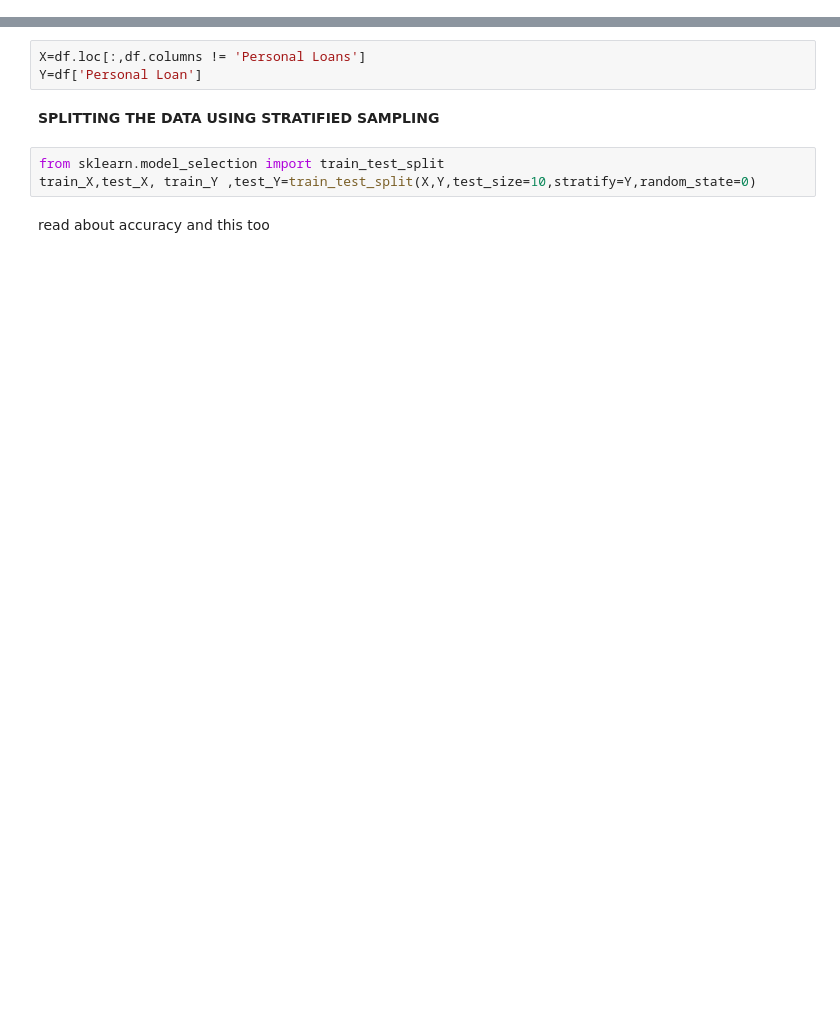
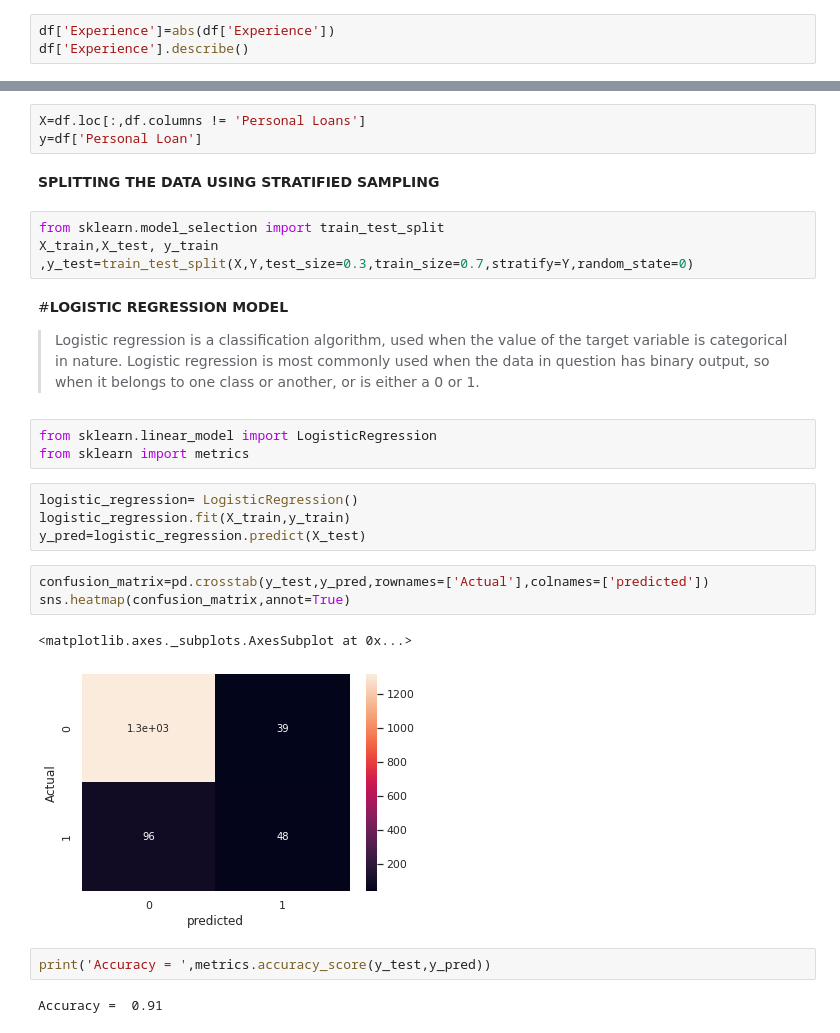
Before and after one commit to savika10/ML--classification, a Jupyter notebook: Marketing_campaign_for_Banking_products.ipynb, the cells around one changed output, grey strips where cells are left out. Saved outputs shown, nothing was run; the diff lists cells and outputs as text; blank space fills up the shorter version.

```diff
--- a/Marketing_campaign_for_Banking_products.ipynb
+++ b/Marketing_campaign_for_Banking_products.ipynb
@@ -391,0 +392,3 @@ We noticed that **Income** have high correlation, which is not good, hence outli
+# %%
+df['Experience']=abs(df['Experience'])
+df['Experience'].describe()
@@ -425,10 +423,30 @@ Name: Mortgage, dtype: int64
 # %%
 X=df.loc[:,df.columns != 'Personal Loans']
-Y=df['Personal Loan']
+y=df['Personal Loan']
 # %% [markdown]
 **SPLITTING THE DATA USING STRATIFIED SAMPLING**
 # %%
 from sklearn.model_selection import train_test_split
-train_X,test_X, train_Y ,test_Y=train_test_split(X,Y,test_size=10,stratify=Y,random_state=0)
+X_train,X_test, y_train ,y_test=train_test_split(X,Y,test_size=0.3,train_size=0.7,stratify=Y,random_state=0)
-# %% [markdown]
-read about accuracy and this too
+# %% [markdown]
+#**LOGISTIC REGRESSION MODEL**
+
+
+> Logistic regression is a classification algorithm, used when the value of the target variable is categorical in nature. Logistic regression is most commonly used when the data in question has binary output, so when it belongs to one class or another, or is either a 0 or 1.
+# %%
+from sklearn.linear_model import LogisticRegression
+from sklearn import metrics
+# %%
+logistic_regression= LogisticRegression()
+logistic_regression.fit(X_train,y_train)
+y_pred=logistic_regression.predict(X_test)
+# %%
+confusion_matrix=pd.crosstab(y_test,y_pred,rownames=['Actual'],colnames=['predicted'])
+sns.heatmap(confusion_matrix,annot=True)
+# %% [output]
+<matplotlib.axes._subplots.AxesSubplot at 0x...>
+[figure, added]
+# %%
+print('Accuracy = ',metrics.accuracy_score(y_test,y_pred))
+# %% [output]
+Accuracy =  0.91
```
Also changed, not shown: parts of 68 cells of this notebook.
